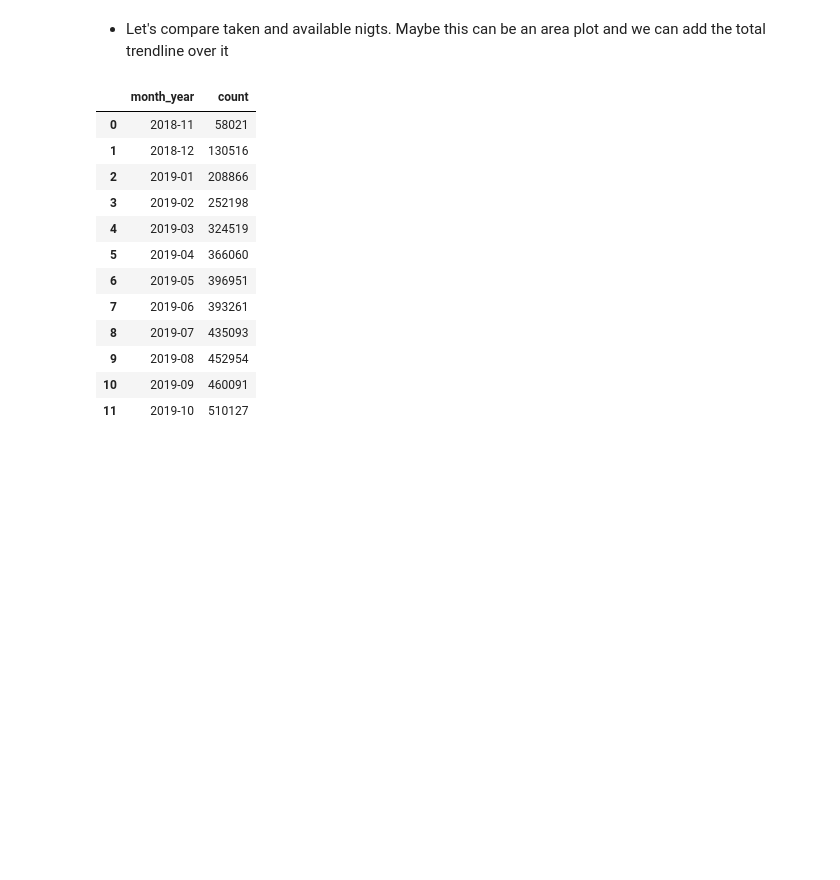
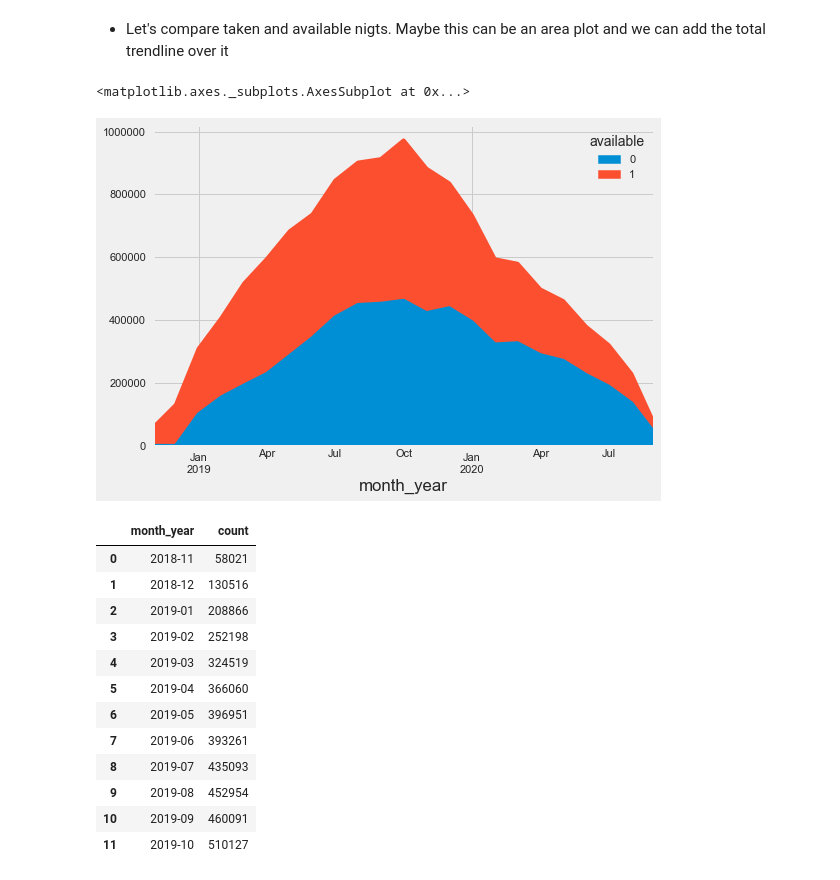
Before and after one commit to KishenSharma6/Airbnb-SF, a Jupyter notebook: Project Codes/03. Exploratory Data Analysis/12_27_2019_EDA.ipynb, the cells around one changed output. Cells and saved outputs as stored; diff of their text form; code cells hidden in the pictures; blank space fills up the shorter version.

```diff
--- a/Project Codes/03. Exploratory Data Analysis/12_27_2019_EDA.ipynb
+++ b/Project Codes/03. Exploratory Data Analysis/12_27_2019_EDA.ipynb
@@ -219 +226,8 @@ ax.grid(b = False, which ='major', axis = 'x')
+# %%
+table = pd.pivot_table(availability, values = 'count', index=['month_year'], columns=['available'], aggfunc=np.sum)
+# %%
+table.plot.area()
+# %% [output]
+<matplotlib.axes._subplots.AxesSubplot at 0x...>
+[figure, added]
 # %%
```
Also changed, not shown: parts of 10 cells of this notebook.
